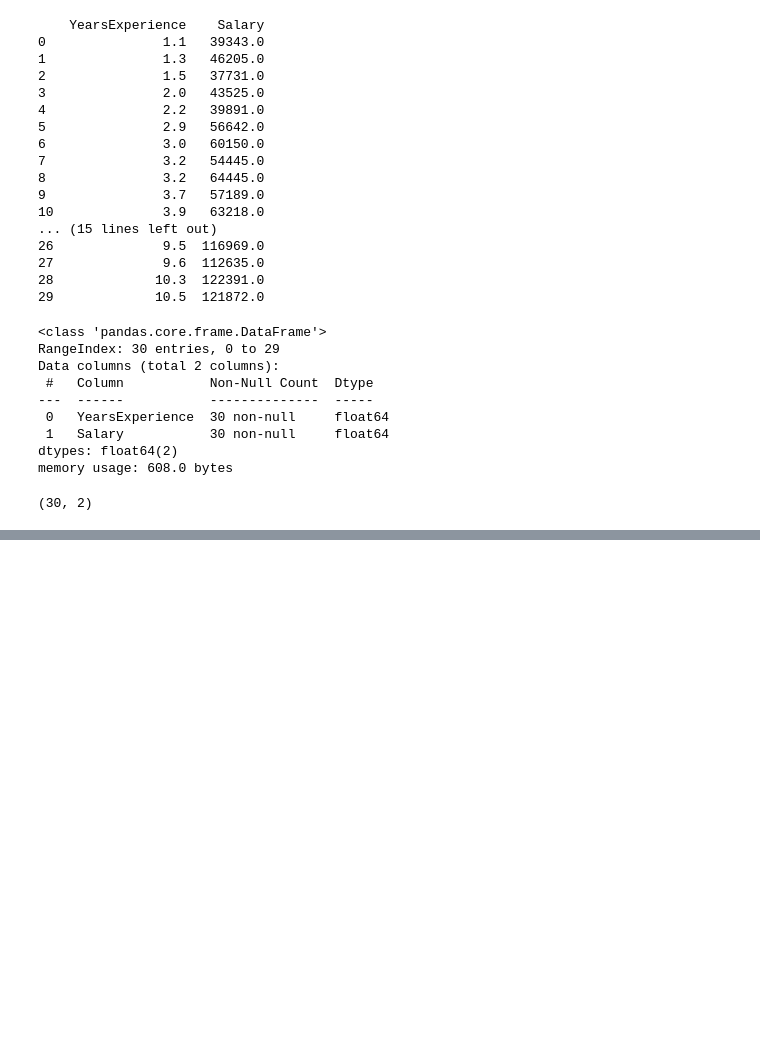
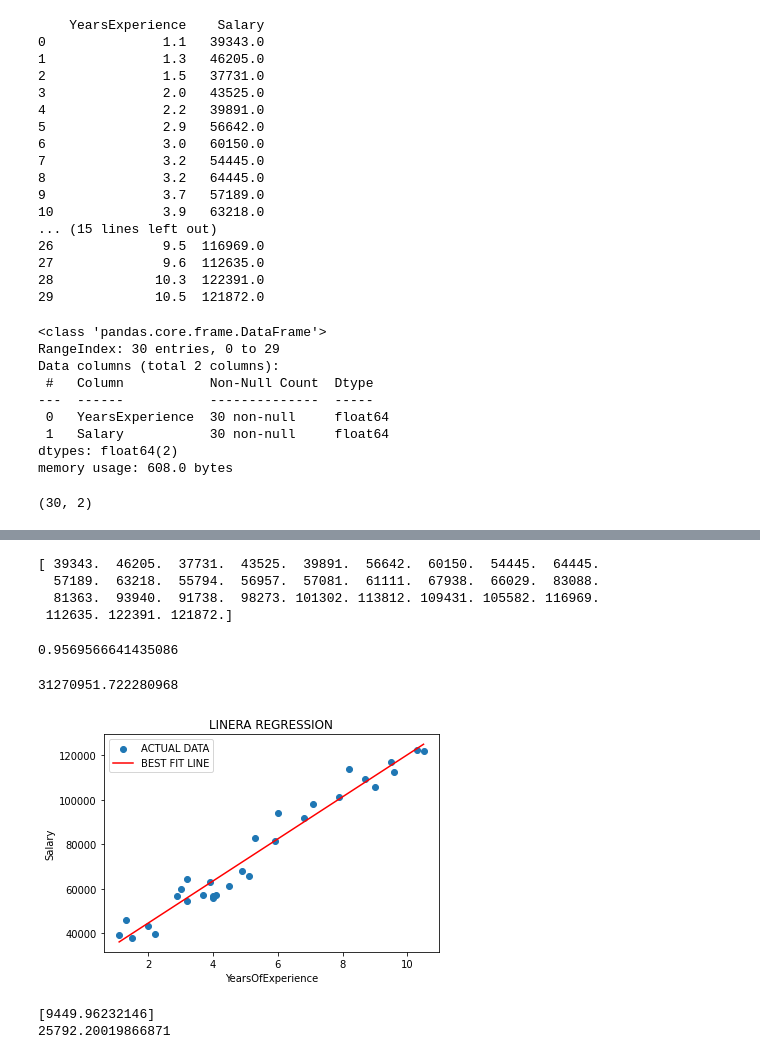
Before and after one commit to siddusuhaas/LEARNING-REFERENCES, a Jupyter notebook: simple_linear.ipynb, the cells around one changed output, grey strips where cells are left out. Drawn from its saved outputs; the diff is of its cells as text; code cells hidden in the pictures; blank space fills up the shorter version.

```diff
--- a/simple_linear.ipynb
+++ b/simple_linear.ipynb
@@ -37,0 +79,3 @@ memory usage: 608.0 bytes
+# %%
+#calling the imported algorithm
+model=LinearRegression()
@@ -37,0 +87,4 @@ memory usage: 608.0 bytes
+# %%
+#predicting the data
+y_pred=model.predict(x)
+print(y_pred)  #predicted output
@@ -37,0 +100,33 @@ memory usage: 608.0 bytes
+# %%
+print(y) #actual op
+# %% [output]
+[ 39343.  46205.  37731.  43525.  39891.  56642.  60150.  54445.  64445.
+  57189.  63218.  55794.  56957.  57081.  61111.  67938.  66029.  83088.
+  81363.  93940.  91738.  98273. 101302. 113812. 109431. 105582. 116969.
+ 112635. 122391. 121872.]
+# %%
+from sklearn.metrics import r2_score,mean_squared_error    #regression score
+print(r2_score(y,y_pred))
+# %% [output]
+0.9569566641435086
+# %%
+print(mean_squared_error(y,y_pred))
+# %% [output]
+31270951.722280968
+# %%
+import matplotlib.pyplot as plt
+plt.scatter(x,y,label='ACTUAL DATA')
+plt.title("LINERA REGRESSION")
+plt.plot(x,y_pred,c='r',label='BEST FIT LINE')
+plt.xlabel("YearsOfExperience")
+plt.ylabel("Salary")
+plt.legend()
+plt.show()
+# %% [output]
+[figure, added]
+# %%
+print(model.coef_)    #slope/m value
+print(model.intercept_) #intercept/c value
+# %% [output]
+[9449.96232146]
+25792.20019866871
```
Also changed, not shown: parts of 12 cells of this notebook.
